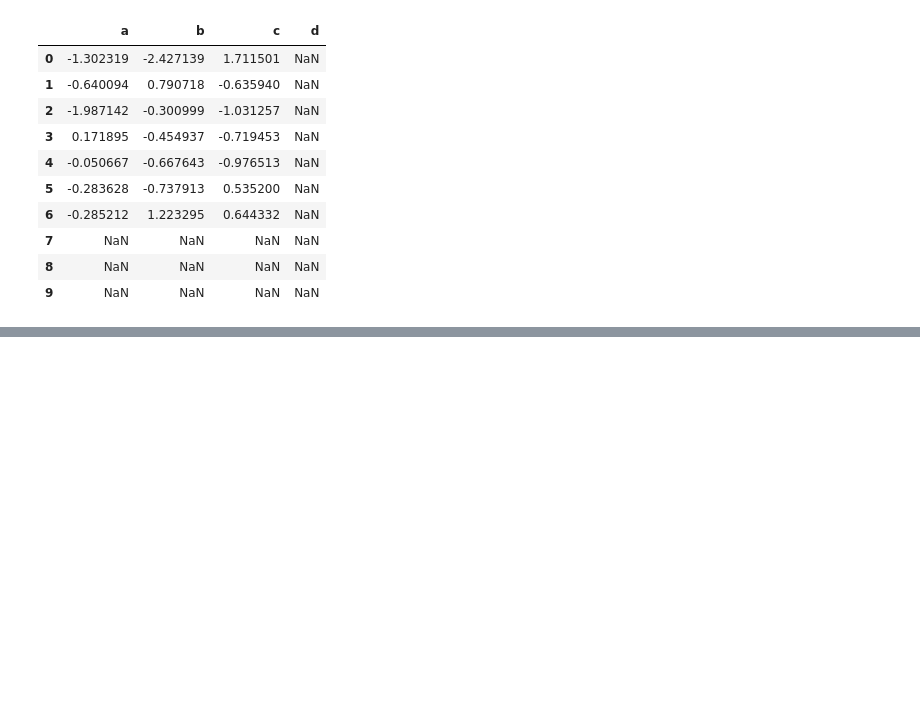
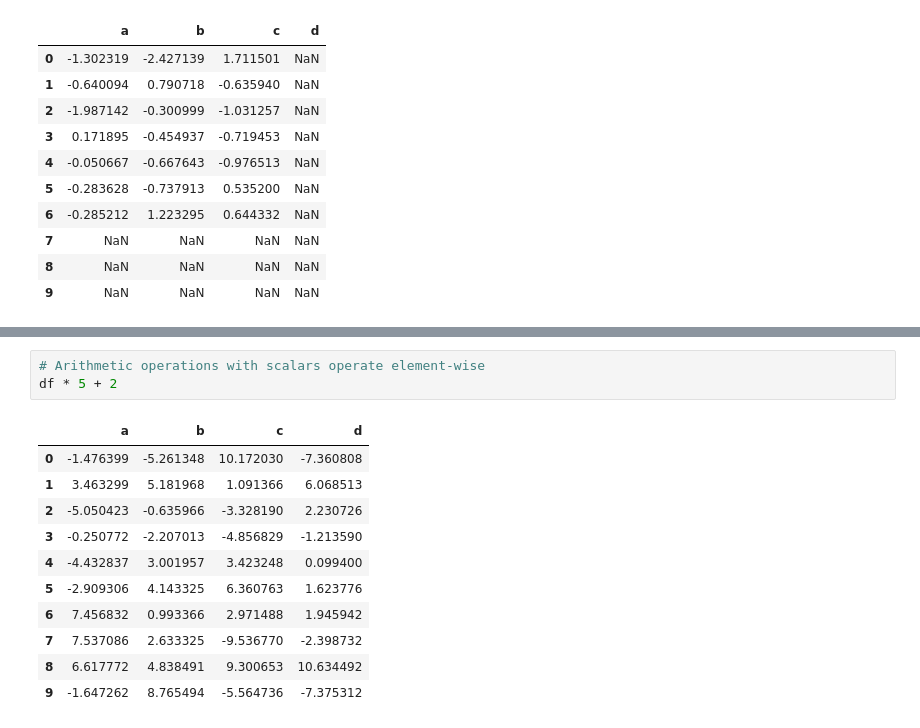
Before and after one commit to sitsawek/Practical-statistic-for-data-scientist, a Jupyter notebook: explore_data_analysis.ipynb, the cells around one changed output, grey strips where cells are left out. Drawn from its saved outputs; the diff is of its cells as text; blank space fills up the shorter version.

```diff
--- a/explore_data_analysis.ipynb
+++ b/explore_data_analysis.ipynb
@@ -581,0 +597,15 @@ df + df2
+# %%
+# Arithmetic operations with scalars operate element-wise
+df * 5 + 2
+# %% [output]
+|  | a | b | c | d |
+| 0 | -1.476399 | -5.261348 | 10.172030 | -7.360808 |
+| 1 | 3.463299 | 5.181968 | 1.091366 | 6.068513 |
+| 2 | -5.050423 | -0.635966 | -3.328190 | 2.230726 |
+| 3 | -0.250772 | -2.207013 | -4.856829 | -1.213590 |
+| 4 | -4.432837 | 3.001957 | 3.423248 | 0.099400 |
+| 5 | -2.909306 | 4.143325 | 6.360763 | 1.623776 |
+| 6 | 7.456832 | 0.993366 | 2.971488 | 1.945942 |
+| 7 | 7.537086 | 2.633325 | -9.536770 | -2.398732 |
+| 8 | 6.617772 | 4.838491 | 9.300653 | 10.634492 |
+| 9 | -1.647262 | 8.765494 | -5.564736 | -7.375312 |
```
Also changed, not shown: parts of 20 cells of this notebook.
